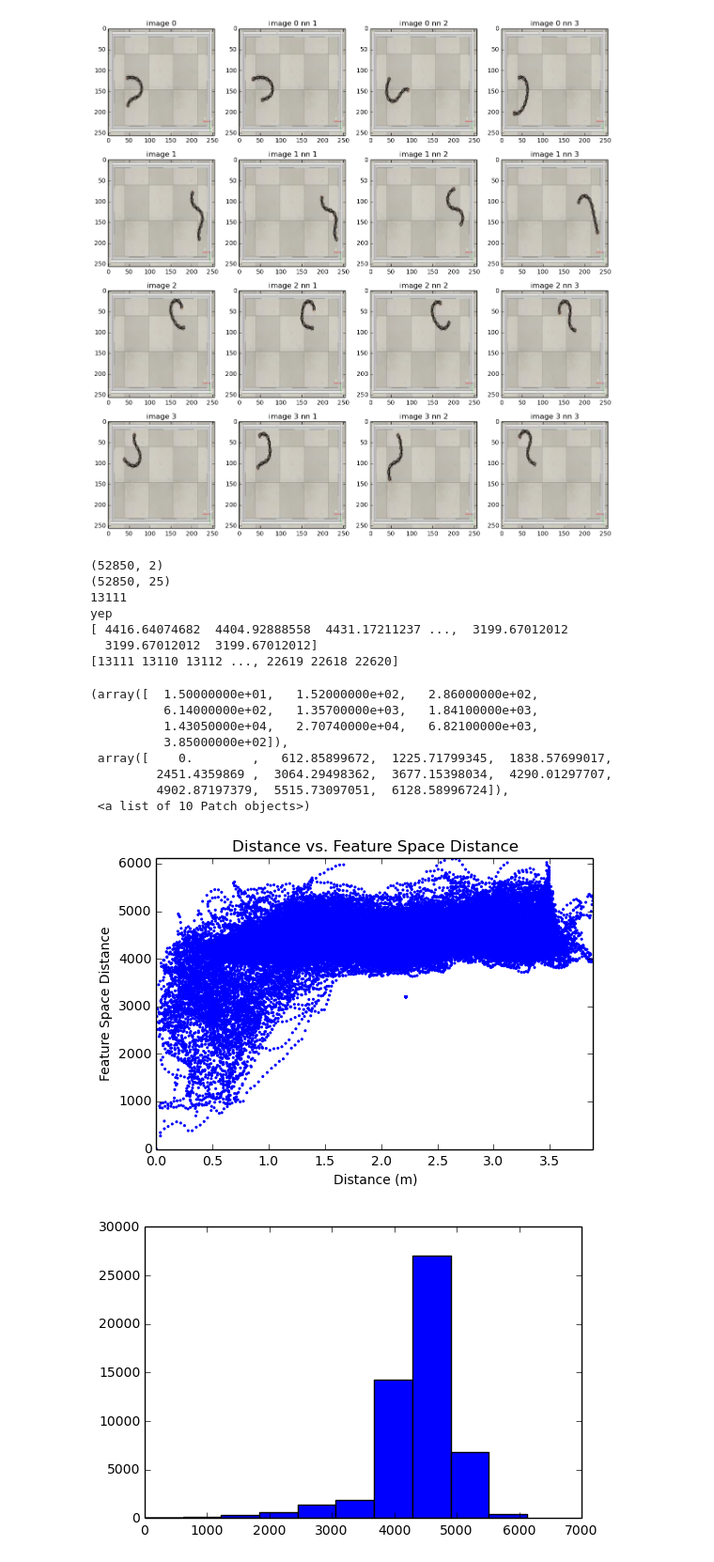
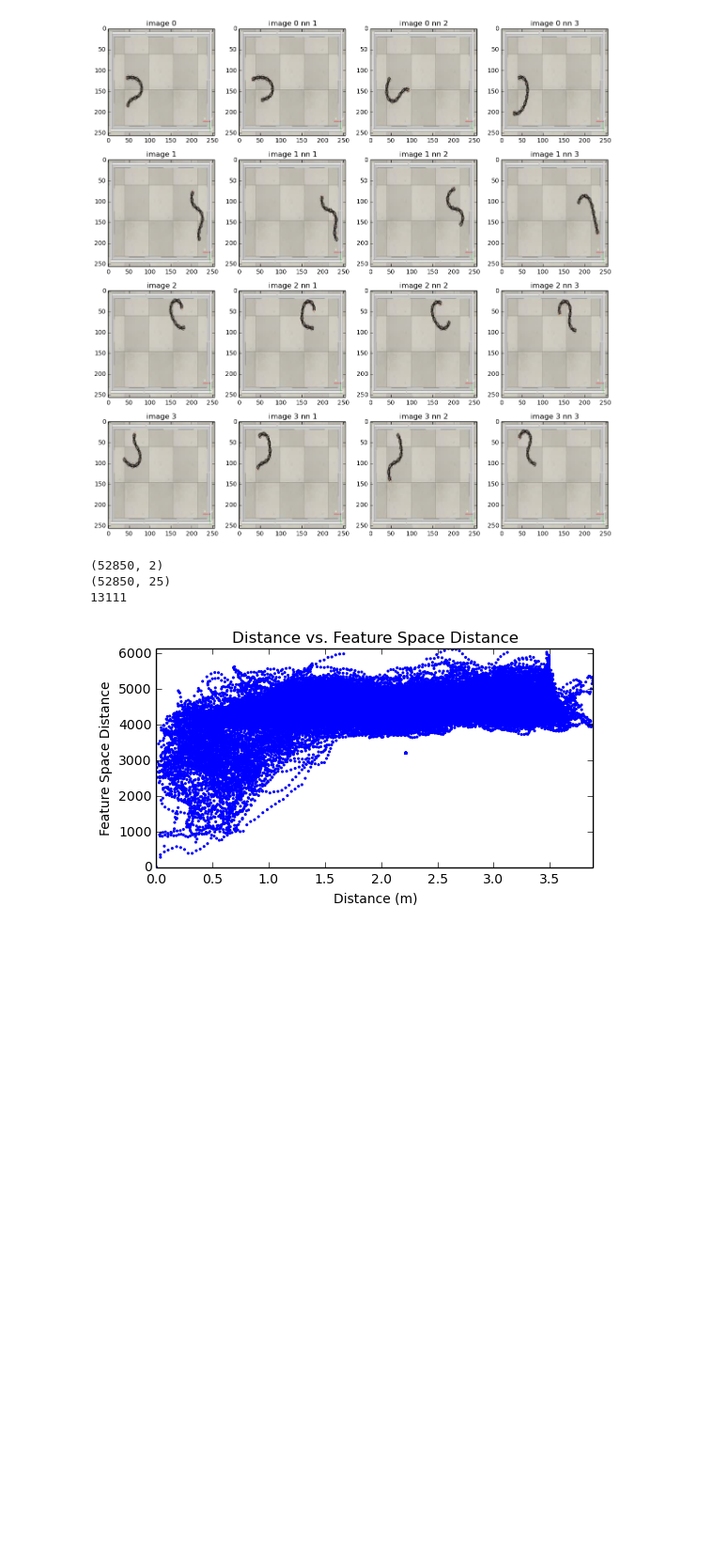
Before and after one commit to josephgreer/SoftRobotRepresentation, a Jupyter notebook: Src/VisualizeRepresentation.ipynb, the cells around one changed output. Shown at 94% size. Cells and saved outputs as stored; diff of their text form; code cells hidden in the pictures; blank space fills up the shorter version.

```diff
--- a/Src/VisualizeRepresentation.ipynb
+++ b/Src/VisualizeRepresentation.ipynb
@@ -117,53 +117,42 @@ featPos = featuresTotal[pointIdxs,-2:]
 print featPos.shape
 featOnly = featuresTotal[pointIdxs,:-2]
 print featOnly.shape
 
 randomIndex = 13111#np.random.randint(0,featPos.shape[0],1)
 print randomIndex
 
 pos = featPos[randomIndex,:]
 feat = featOnly[randomIndex,:]
 
 deltaPos = pos-featPos
 deltaFeat = feat-featOnly
 
 distPos = np.sum(deltaPos**2,axis=1)**(1./2)
 distFeat = np.sum(deltaFeat**2,axis=1)**(1./2)
 
+
+plt.figure(figsize=(6,3))
 plt.scatter(distPos,distFeat,marker='.',linewidths=0)
 plt.xlabel('Distance (m)')
 plt.ylabel('Feature Space Distance')
 plt.title('Distance vs. Feature Space Distance')
 plt.ylim([0, np.max(distFeat)])
 plt.xlim([0, np.max(distPos)])
 plt.savefig('/home/ubuntu/SoftRobotRepresentation/Plots/DistVsFeatDist.pdf',format='pdf')
 
-print "yep"
-np.sort(distFeat)
-print distFeat
+# print "yep"
+# np.sort(distFeat)
+# print distFeat
 
-print np.argsort(distFeat)
+# print np.argsort(distFeat)
 
-plt.figure()
-plt.hist(distFeat)
+# plt.figure()
+# plt.hist(distFeat)
 # %% [output]
 (52850, 2)
 (52850, 25)
 13111
-yep
-[ 4416.64074682  4404.92888558  4431.17211237 ...,  3199.67012012
-  3199.67012012  3199.67012012]
-[13111 13110 13112 ..., 22619 22618 22620]
-(array([  1.50000000e+01,   1.52000000e+02,   2.86000000e+02,
-          6.14000000e+02,   1.35700000e+03,   1.84100000e+03,
-          1.43050000e+04,   2.70740000e+04,   6.82100000e+03,
-          3.85000000e+02]),
- array([    0.        ,   612.85899672,  1225.71799345,  1838.57699017,
-         2451.4359869 ,  3064.29498362,  3677.15398034,  4290.01297707,
-         4902.87197379,  5515.73097051,  6128.58996724]),
- <a list of 10 Patch objects>)
-[figure, old version]
+[figure, new version]
-[figure, removed]
 # %%
 from sklearn import manifold
 
```
Also changed, not shown: parts of 7 cells of this notebook, 3 other files.
